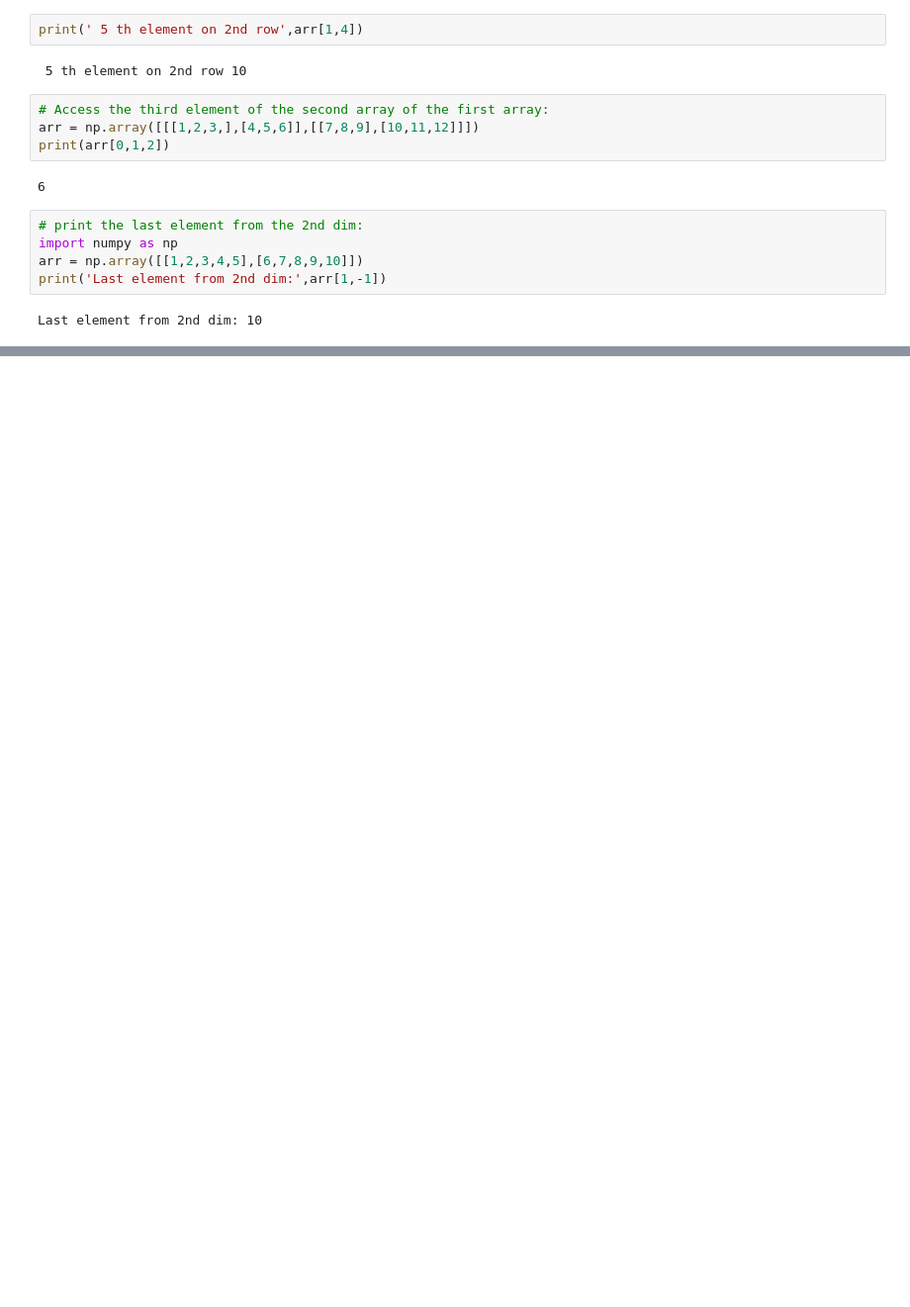
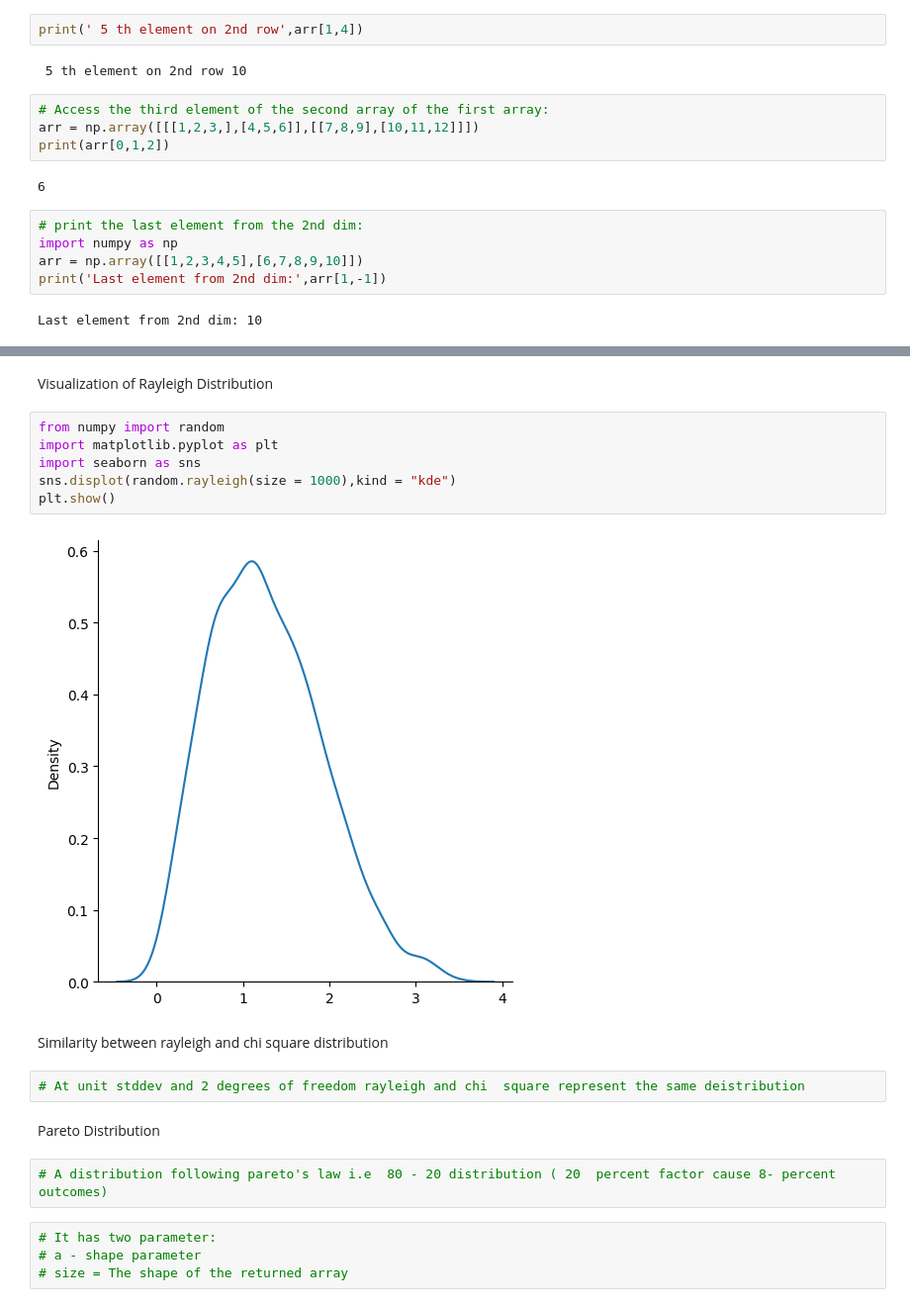
Before and after one commit to Akanksha-Ceris/NumPy-, a Jupyter notebook: Numpy.ipynb, the cells around one changed output, grey strips where cells are left out. Shown at 99% size. Drawn from its saved outputs; the diff is of its cells as text; blank space fills up the shorter version.

```diff
--- a/Numpy.ipynb
+++ b/Numpy.ipynb
@@ -1264,0 +1077,22 @@ plt.show()
+# %% [markdown]
+Visualization of Rayleigh Distribution
+# %%
+from numpy import random
+import matplotlib.pyplot as plt
+import seaborn as sns
+sns.displot(random.rayleigh(size = 1000),kind = "kde")
+plt.show()
+# %% [output]
+[figure, added]
+# %% [markdown]
+Similarity between rayleigh and chi square distribution
+# %%
+# At unit stddev and 2 degrees of freedom rayleigh and chi  square represent the same deistribution
+# %% [markdown]
+Pareto Distribution
+# %%
+# A distribution following pareto's law i.e  80 - 20 distribution ( 20  percent factor cause 8- percent outcomes)
+# %%
+# It has two parameter:
+# a - shape parameter
+# size = The shape of the returned array
```
Also changed, not shown: parts of 57 cells of this notebook.
